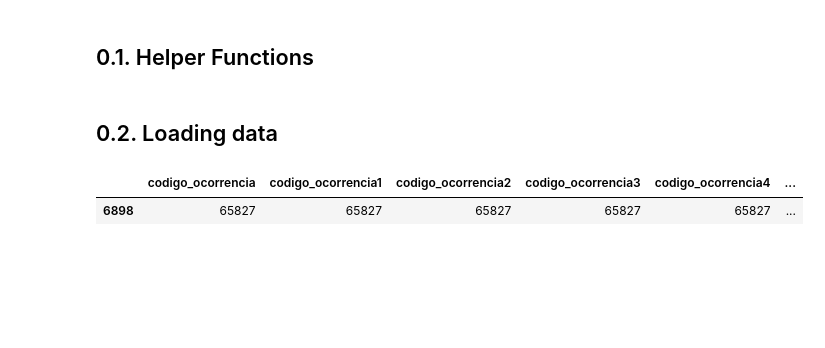
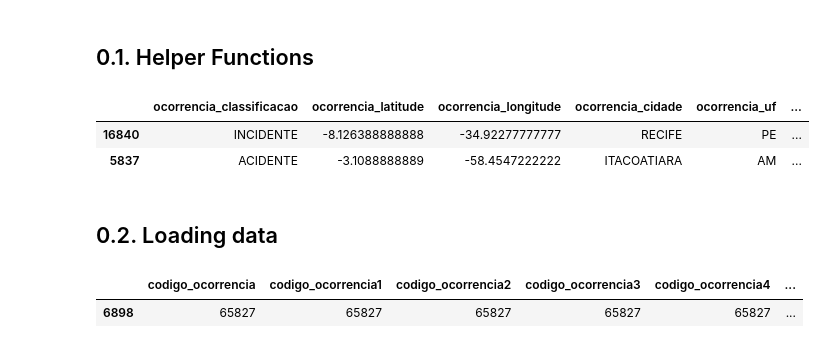
Before and after one commit to TaizAlves/aviation_occurencies, a Jupyter notebook: a3data_taiz_alves.ipynb, the cells around one changed output. Saved outputs shown, nothing was run; the diff lists cells and outputs as text; code cells hidden in the pictures; blank space fills up the shorter version.

```diff
--- a/a3data_taiz_alves.ipynb
+++ b/a3data_taiz_alves.ipynb
@@ -131,0 +186,4 @@ def bar_plot_quantity_value_counts(data, y_, title):
+# %%
+def load_data_raw_csv(csv):
+    df_raw = pd.read_csv(csv)
+    return df_raw
@@ -132,3 +305,35 @@ def bar_plot_quantity_value_counts(data, y_, title):
+# %%
+def feature_engineering(df4):
+    # month
+    df4['month'] = df4['ocorrencia_dia'].dt.month
+    # day
+    df4['day'] = df4['ocorrencia_dia'].dt.day
+    # week of year
+    df4['week_of_year'] = df4['ocorrencia_dia'].dt.weekofyear
+
+
+    # divulgacao_dia_publicacao
+    df4['divulgacao_dia_publicacao'] = pd.to_datetime(df4.divulgacao_dia_publicacao)
+
+    df4['waiting_days_publish'] = ((df4['divulgacao_dia_publicacao'] - df4.ocorrencia_dia)).apply(lambda x:x.days ).astype(int)
+    df4['waiting_days_publish'] = df4['waiting_days_publish'].apply( lambda x: 20000 if x < 0 else x)
+
+    return df4
+# %%
+df_raw = load_data_raw_csv('./data/ocorrencias_aeronauticas_raw.csv')
+df1 = pre_data_cleaning(df_raw)
+df1 = change_dtype(df1)
+cat, num = descriptive_analysis(df1)
+
+df2 = fill_na(df1)
+
+df3 = feature_engineering(df2)
+# %%
+df3.sample(2)
+# %% [output]
+|  | ocorrencia_classificacao | ocorrencia_latitude | ocorrencia_longitude | ocorrencia_cidade | ocorrencia_uf | ... |
+| 16840 | INCIDENTE | -8.126388888888 | -34.92277777777 | RECIFE | PE | ... |
+| 5837 | ACIDENTE | -3.1088888889 | -58.4547222222 | ITACOATIARA | AM | ... |
 # %% [markdown]
 ## 0.2. Loading data
 # %%
```
Also changed, not shown: parts of 28 cells of this notebook.
